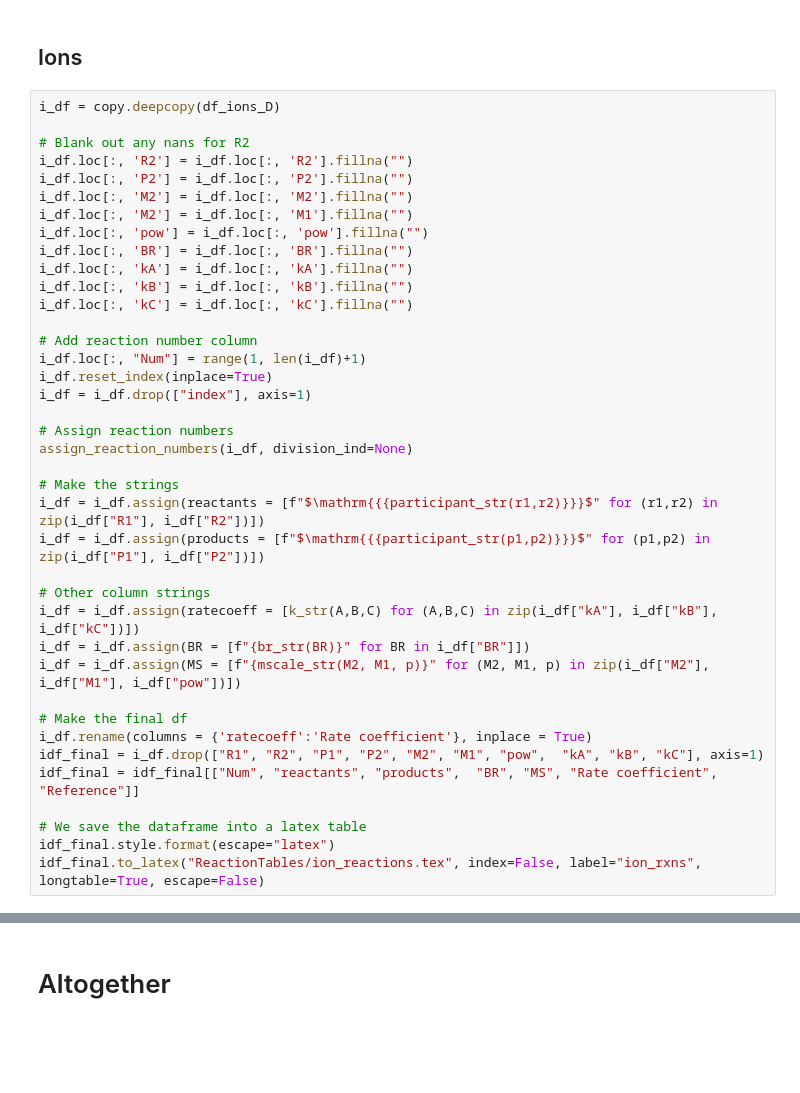
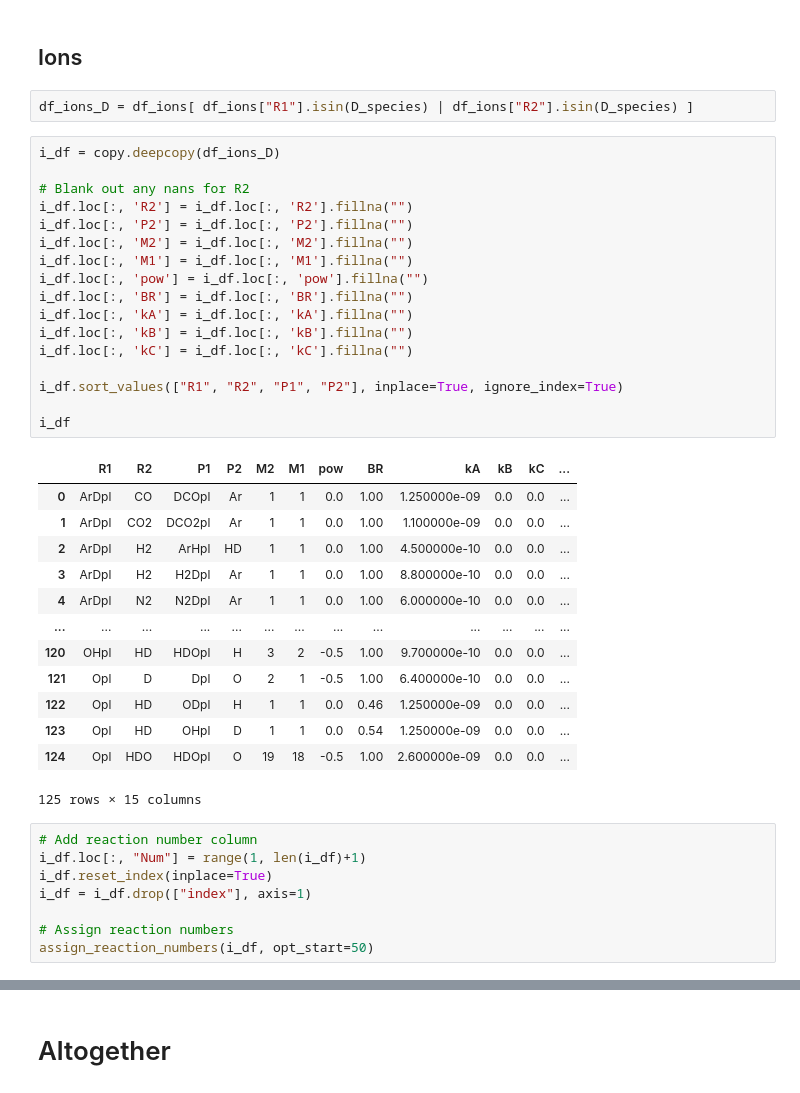
Before and after one commit to emcangi/bluejay, a Jupyter notebook: Format_Reaction_Latex_Tables_Separately.ipynb, the cells around one changed output, grey strips where cells are left out. Drawn from its saved outputs; the diff is of its cells as text; blank space fills up the shorter version.

```diff
--- a/Format_Reaction_Latex_Tables_Separately.ipynb
+++ b/Format_Reaction_Latex_Tables_Separately.ipynb
@@ -329,41 +474,43 @@ ndf_final[0:30]
 # %% [markdown]
 ## Ions
+# %%
+df_ions_D = df_ions[ df_ions["R1"].isin(D_species) | df_ions["R2"].isin(D_species) ]
 # %%
 i_df = copy.deepcopy(df_ions_D)
 
 # Blank out any nans for R2
 i_df.loc[:, 'R2'] = i_df.loc[:, 'R2'].fillna("")
 i_df.loc[:, 'P2'] = i_df.loc[:, 'P2'].fillna("")
 i_df.loc[:, 'M2'] = i_df.loc[:, 'M2'].fillna("")
-i_df.loc[:, 'M2'] = i_df.loc[:, 'M1'].fillna("")
+i_df.loc[:, 'M1'] = i_df.loc[:, 'M1'].fillna("")
 i_df.loc[:, 'pow'] = i_df.loc[:, 'pow'].fillna("")
 i_df.loc[:, 'BR'] = i_df.loc[:, 'BR'].fillna("")
 i_df.loc[:, 'kA'] = i_df.loc[:, 'kA'].fillna("")
 i_df.loc[:, 'kB'] = i_df.loc[:, 'kB'].fillna("")
 i_df.loc[:, 'kC'] = i_df.loc[:, 'kC'].fillna("")
 
-# Add reaction number column
-i_df.loc[:, "Num"] = range(1, len(i_df)+1)
-i_df.reset_index(inplace=True)
-i_df = i_df.drop(["index"], axis=1)
+i_df.sort_values(["R1", "R2", "P1", "P2"], inplace=True, ignore_index=True)
 
-# Assign reaction numbers
-assign_reaction_numbers(i_df, division_ind=None)
-
-# Make the strings
-i_df = i_df.assign(reactants = [f"$\mathrm{{{participant_str(r1,r2)}}}$" for (r1,r2) in zip(i_df["R1"], i_df["R2"])])
-i_df = i_df.assign(products = [f"$\mathrm{{{participant_str(p1,p2)}}}$" for (p1,p2) in zip(i_df["P1"], i_df["P2"])])
-
-# Other column strings
-i_df = i_df.assign(ratecoeff = [k_str(A,B,C) for (A,B,C) in zip(i_df["kA"], i_df["kB"], i_df["kC"])])
-i_df = i_df.assign(BR = [f"{br_str(BR)}" for BR in i_df["BR"]])
-i_df = i_df.assign(MS = [f"{mscale_str(M2, M1, p)}" for (M2, M1, p) in zip(i_df["M2"], i_df["M1"], i_df["pow"])])
-
-# Make the final df
-i_df.rename(columns = {'ratecoeff':'Rate coefficient'}, inplace = True)
-idf_final = i_df.drop(["R1", "R2", "P1", "P2", "M2", "M1", "pow",  "kA", "kB", "kC"], axis=1)
-idf_final = idf_final[["Num", "reactants", "products",  "BR", "MS", "Rate coefficient", "Reference"]]
-
-# We save the dataframe into a latex table
-idf_final.style.format(escape="latex")
-idf_final.to_latex("ReactionTables/ion_reactions.tex", index=False, label="ion_rxns", longtable=True, escape=False)
+i_df
+# %% [output]
+|  | R1 | R2 | P1 | P2 | M2 | M1 | pow | BR | kA | kB | kC | ... |
+| 0 | ArDpl | CO | DCOpl | Ar | 1 | 1 | 0.0 | 1.00 | 1.250000e-09 | 0.0 | 0.0 | ... |
+| 1 | ArDpl | CO2 | DCO2pl | Ar | 1 | 1 | 0.0 | 1.00 | 1.100000e-09 | 0.0 | 0.0 | ... |
+| 2 | ArDpl | H2 | ArHpl | HD | 1 | 1 | 0.0 | 1.00 | 4.500000e-10 | 0.0 | 0.0 | ... |
+| 3 | ArDpl | H2 | H2Dpl | Ar | 1 | 1 | 0.0 | 1.00 | 8.800000e-10 | 0.0 | 0.0 | ... |
+| 4 | ArDpl | N2 | N2Dpl | Ar | 1 | 1 | 0.0 | 1.00 | 6.000000e-10 | 0.0 | 0.0 | ... |
+| ... | ... | ... | ... | ... | ... | ... | ... | ... | ... | ... | ... | ... |
+| 120 | OHpl | HD | HDOpl | H | 3 | 2 | -0.5 | 1.00 | 9.700000e-10 | 0.0 | 0.0 | ... |
+| 121 | Opl | D | Dpl | O | 2 | 1 | -0.5 | 1.00 | 6.400000e-10 | 0.0 | 0.0 | ... |
+| 122 | Opl | HD | ODpl | H | 1 | 1 | 0.0 | 0.46 | 1.250000e-09 | 0.0 | 0.0 | ... |
+| 123 | Opl | HD | OHpl | D | 1 | 1 | 0.0 | 0.54 | 1.250000e-09 | 0.0 | 0.0 | ... |
+| 124 | Opl | HDO | HDOpl | O | 19 | 18 | -0.5 | 1.00 | 2.600000e-09 | 0.0 | 0.0 | ... |
+125 rows × 15 columns
+# %%
+# Add reaction number column
+i_df.loc[:, "Num"] = range(1, len(i_df)+1)
+i_df.reset_index(inplace=True)
+i_df = i_df.drop(["index"], axis=1)
+
+# Assign reaction numbers
+assign_reaction_numbers(i_df, opt_start=50)
```
Also changed, not shown: parts of 17 cells of this notebook, 34 other files.
